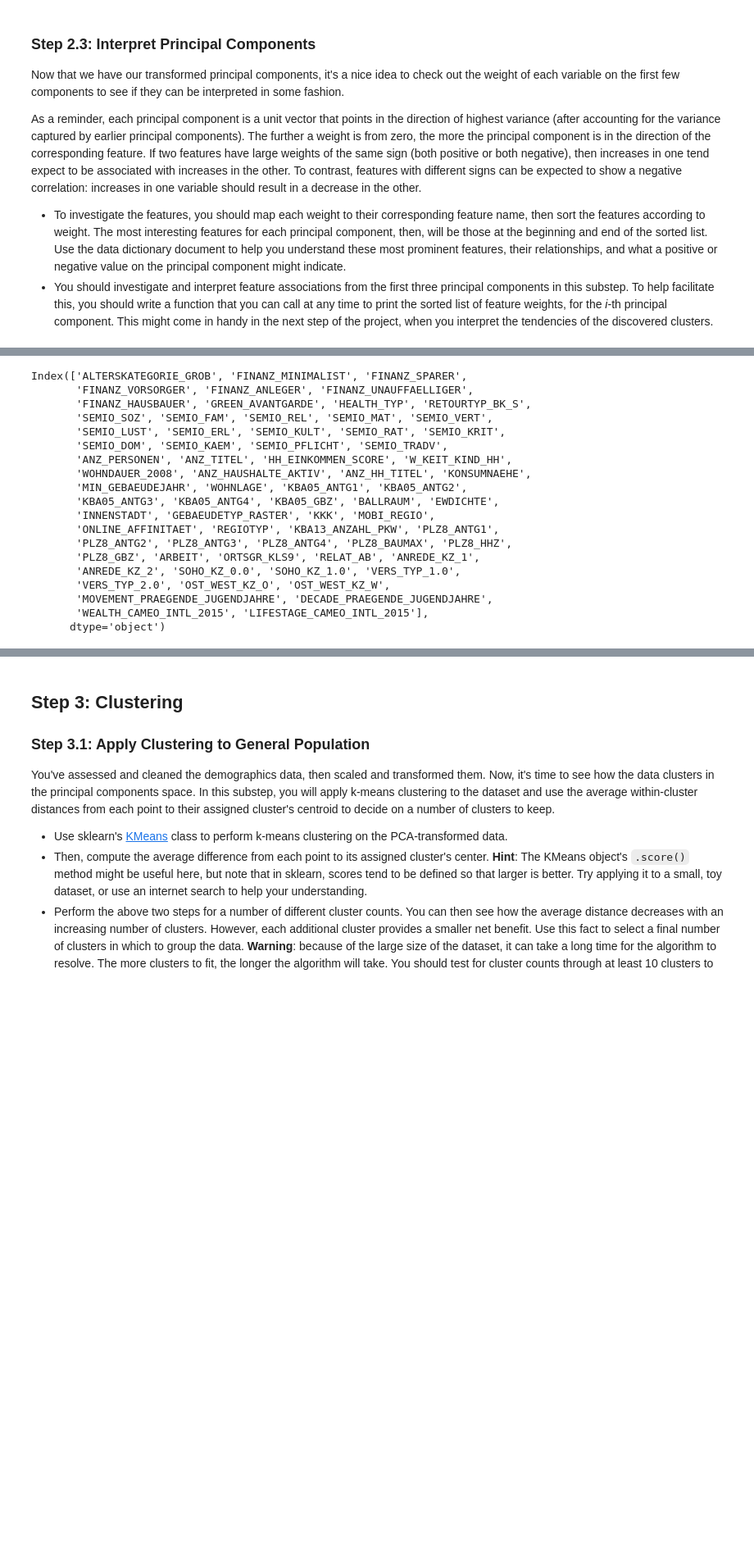
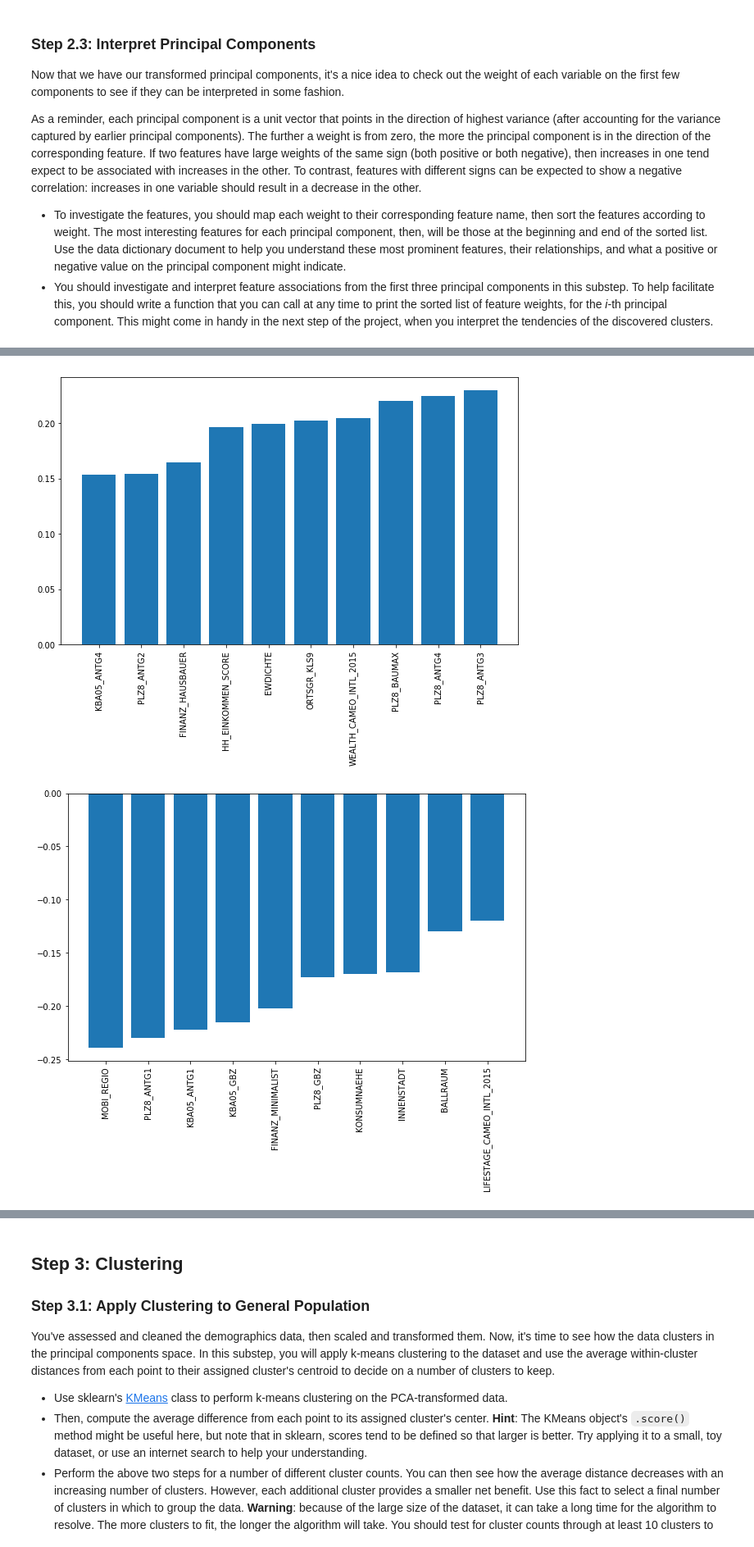
Before and after one commit to nirajpandkar/arvato-customer-segment-identification, a Jupyter notebook: Identify_Customer_Segments.ipynb, the cells around one changed output, grey strips where cells are left out. Shown at 82% size. Saved outputs shown, nothing was run; the diff lists cells and outputs as text; code cells hidden in the pictures; blank space fills up the shorter version.

Commit message:
Plotting pca components

```diff
--- a/Identify_Customer_Segments.ipynb
+++ b/Identify_Customer_Segments.ipynb
@@ -549,11 +553,0 @@ df_components.sort_values(axis=1, by="")
-# %%
-# Map weights for the first principal component to corresponding feature names
-# and then print the linked values, sorted by weight.
-# HINT: Try defining a function here or in a new cell that you can reuse in the
-# other cells.
-
-plt.figure(figsize=(15,6))
-scalar_points = [*range(len(df_components.keys()))]
-plt.bar(scalar_points, df_components.loc[0].values)
-plt.xticks(scalar_points, df_components.keys().values, rotation="vertical")
-plt.show()
@@ -589,25 +554,24 @@ plt.show()
-# %%
-df_components.keys()
-# %% [output]
-Index(['ALTERSKATEGORIE_GROB', 'FINANZ_MINIMALIST', 'FINANZ_SPARER',
-       'FINANZ_VORSORGER', 'FINANZ_ANLEGER', 'FINANZ_UNAUFFAELLIGER',
-       'FINANZ_HAUSBAUER', 'GREEN_AVANTGARDE', 'HEALTH_TYP', 'RETOURTYP_BK_S',
-       'SEMIO_SOZ', 'SEMIO_FAM', 'SEMIO_REL', 'SEMIO_MAT', 'SEMIO_VERT',
-       'SEMIO_LUST', 'SEMIO_ERL', 'SEMIO_KULT', 'SEMIO_RAT', 'SEMIO_KRIT',
-       'SEMIO_DOM', 'SEMIO_KAEM', 'SEMIO_PFLICHT', 'SEMIO_TRADV',
-       'ANZ_PERSONEN', 'ANZ_TITEL', 'HH_EINKOMMEN_SCORE', 'W_KEIT_KIND_HH',
-       'WOHNDAUER_2008', 'ANZ_HAUSHALTE_AKTIV', 'ANZ_HH_TITEL', 'KONSUMNAEHE',
-       'MIN_GEBAEUDEJAHR', 'WOHNLAGE', 'KBA05_ANTG1', 'KBA05_ANTG2',
-       'KBA05_ANTG3', 'KBA05_ANTG4', 'KBA05_GBZ', 'BALLRAUM', 'EWDICHTE',
-       'INNENSTADT', 'GEBAEUDETYP_RASTER', 'KKK', 'MOBI_REGIO',
-       'ONLINE_AFFINITAET', 'REGIOTYP', 'KBA13_ANZAHL_PKW', 'PLZ8_ANTG1',
-       'PLZ8_ANTG2', 'PLZ8_ANTG3', 'PLZ8_ANTG4', 'PLZ8_BAUMAX', 'PLZ8_HHZ',
-       'PLZ8_GBZ', 'ARBEIT', 'ORTSGR_KLS9', 'RELAT_AB', 'ANREDE_KZ_1',
-       'ANREDE_KZ_2', 'SOHO_KZ_0.0', 'SOHO_KZ_1.0', 'VERS_TYP_1.0',
-       'VERS_TYP_2.0', 'OST_WEST_KZ_O', 'OST_WEST_KZ_W',
-       'MOVEMENT_PRAEGENDE_JUGENDJAHRE', 'DECADE_PRAEGENDE_JUGENDJAHRE',
-       'WEALTH_CAMEO_INTL_2015', 'LIFESTAGE_CAMEO_INTL_2015'],
-      dtype='object')
+# %%
+def plot_weights(top_features):
+    plt.figure(figsize=(10,6))
+    scalar_points = [*range(len(top_features.keys()))]
+    plt.bar(scalar_points, top_features.values)
+    plt.xticks(scalar_points, top_features.keys().values, rotation="vertical")
+    plt.show()
+# %%
+def prepare_and_plot(df, i, top_n):
+    sorted_values = df.loc[i-1].sort_values()
+    top_positive_features = sorted_values[-top_n:]
+    top_negative_features = sorted_values[:top_n]
+
+    plot_weights(top_positive_features)
+    plot_weights(top_negative_features)
+    return top_positive_features, top_negative_features
+# %%
+top_p1, top_n1 = prepare_and_plot(df_components, 1, 10)
+# %% [output]
+[figure, added]
+[figure, added]
 # %%
 # Map weights for the second principal component to corresponding feature names
 # and then print the linked values, sorted by weight.
```
Also changed, not shown: parts of 8 cells of this notebook.
